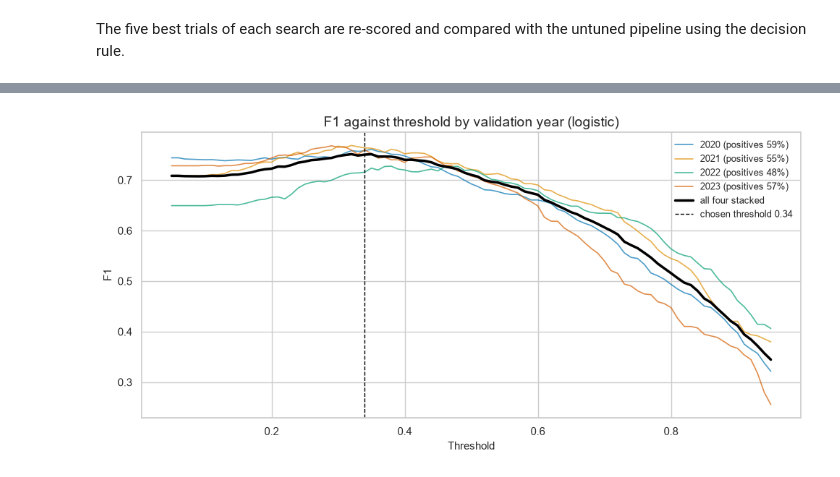
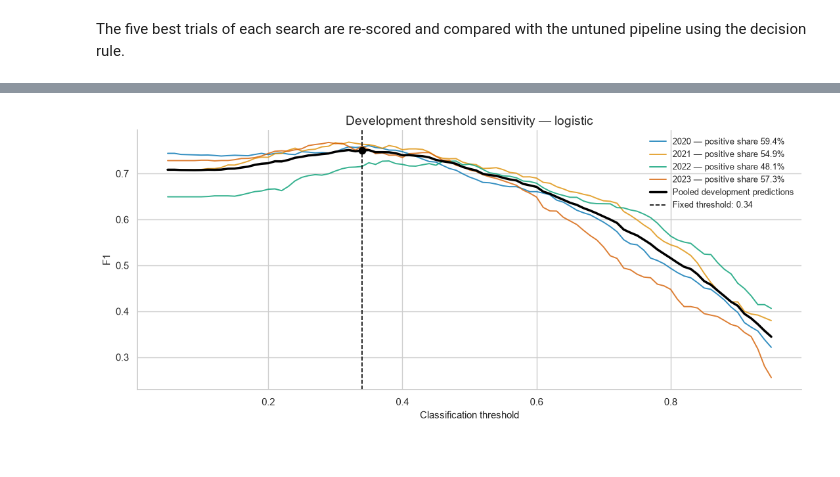
Before and after one commit to PedroHSantos20/ml-repeat-purchase, a Jupyter notebook: notebooks/03_modelling_homework.ipynb, the cells around one changed output, grey strips where cells are left out. Drawn from its saved outputs; the diff is of its cells as text; code cells hidden in the pictures.

Commit message:
Review EDA, preprocessing and modelling validation

```diff
--- a/notebooks/03_modelling_homework.ipynb
+++ b/notebooks/03_modelling_homework.ipynb
@@ -634,28 +2620,100 @@ The threshold comes from the four validation years stacked. It is fixed here and
 # %%
 oof_chosen = runs_choice[chosen_model][1]
 
-fig, ax = plt.subplots(figsize=(10, 5))
+fig, ax = plt.subplots(figsize=(11, 5))
 rows = []
-for year, part in oof_chosen.groupby("fold"):
-    best_t, grid, f1s = rpp.best_threshold(part["y"], part["p"])
-    ax.plot(grid, f1s, lw=1.2, alpha=0.7, label=f"{year} (positives {part['y'].mean():.0%})")
+
+for year, part in oof_chosen.groupby("fold", sort=True):
+    year_threshold, grid, f1s = best_threshold(
+        part["y"],
+        part["p"],
+    )
+
+    year_selected_f1 = f1_score(
+        part["y"],
+        part["p"] >= year_threshold,
+        zero_division=0,
+    )
+    fixed_f1 = f1_score(
+        part["y"],
+        part["p"] >= threshold,
+        zero_division=0,
+    )
+
+    ax.plot(
+        grid,
+        f1s,
+        linewidth=1.4,
+        alpha=0.8,
+        label=f"{year} — positive share {part['y'].mean():.1%}",
+    )
+
     rows.append({
-        "fold": year, "positive_share": part["y"].mean(), "best_threshold": best_t,
-        "f1_at_best": f1s.max(), "f1_at_chosen": f1_score(part["y"], part["p"] >= threshold),
+        "fold": year,
+        "observations": len(part),
+        "positive_share": part["y"].mean(),
+        "year_selected_threshold": year_threshold,
+        "f1_at_year_selected_threshold": year_selected_f1,
+        "grid_max_f1": float(f1s.max()),
+        "f1_at_fixed_threshold": fixed_f1,
+        "gap_to_year_grid_max": float(f1s.max()) - fixed_f1,
     })
 
-_, grid, f1s = rpp.best_threshold(oof_chosen["y"], oof_chosen["p"])
-ax.plot(grid, f1s, color="black", lw=2.5, label="all four stacked")
-ax.axvline(threshold, color="black", ls="--", lw=1, label=f"chosen threshold {threshold:.2f}")
-ax.set_xlabel("Threshold")
-ax.set_ylabel("F1")
-ax.set_title(f"F1 against threshold by validation year ({chosen_model})")
+pooled_threshold, grid, pooled_f1s = best_threshold(
+    oof_chosen["y"],
+    oof_chosen["p"],
+)
+
+np.testing.assert_allclose(
+    pooled_threshold,
+    threshold,
+    rtol=0,
+    atol=1e-12,
+)
+
+pooled_selected_f1 = f1_score(
+    oof_chosen["y"],
+    oof_chosen["p"] >= threshold,
+    zero_division=0,
+)
+
+ax.plot(
+    grid,
+    pooled_f1s,
+    color="black",
+    linewidth=2.5,
+    label="Pooled development predictions",
+)
+ax.axvline(
+    threshold,
+    color="black",
+    linestyle="--",
+    linewidth=1.2,
+    label=f"Fixed threshold: {threshold:.2f}",
+)
+ax.scatter(
+    [threshold],
+    [pooled_selected_f1],
+    color="black",
+    s=55,
+    zorder=5,
+)
+
+ax.set(
+    xlabel="Classification threshold",
+    ylabel="F1",
+    title=f"Development threshold sensitivity — {chosen_model}",
+)
 ax.legend(frameon=False, fontsize=9)
+sns.despine()
 plt.tight_layout()
 plt.show()
 
 threshold_table = pd.DataFrame(rows).set_index("fold")
-threshold_table["cost_of_fixed_threshold"] = threshold_table["f1_at_best"] - threshold_table["f1_at_chosen"]
 display(threshold_table)
+
+print(f"Fixed development threshold: {threshold:.3f}")
+print(f"Pooled F1 at this threshold: {pooled_selected_f1:.4f}")
+print(f"Maximum pooled F1 on the grid: {pooled_f1s.max():.4f}")
 # %% [output]
-[figure, old version]
+[figure, new version]
```
Also changed, not shown: parts of 52 cells of this notebook, 2 other files.
